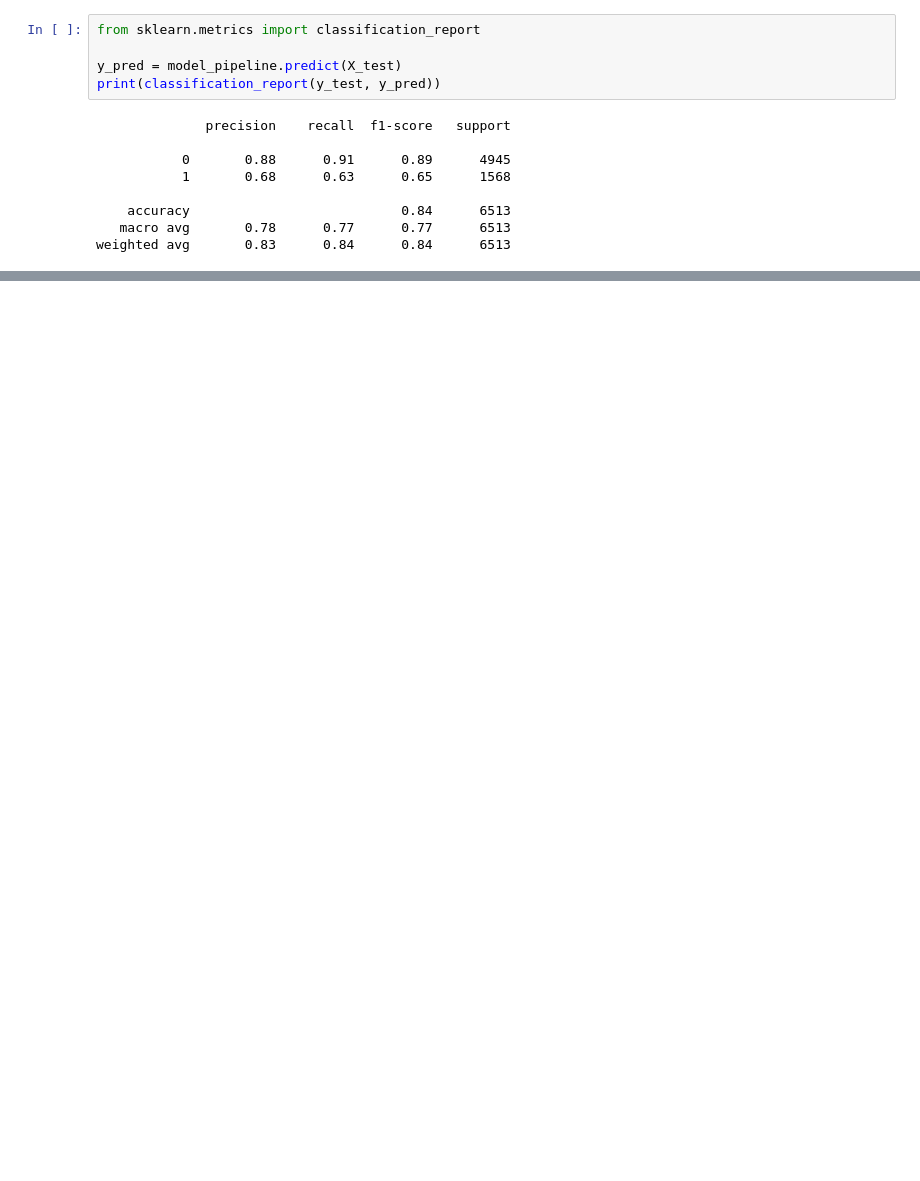
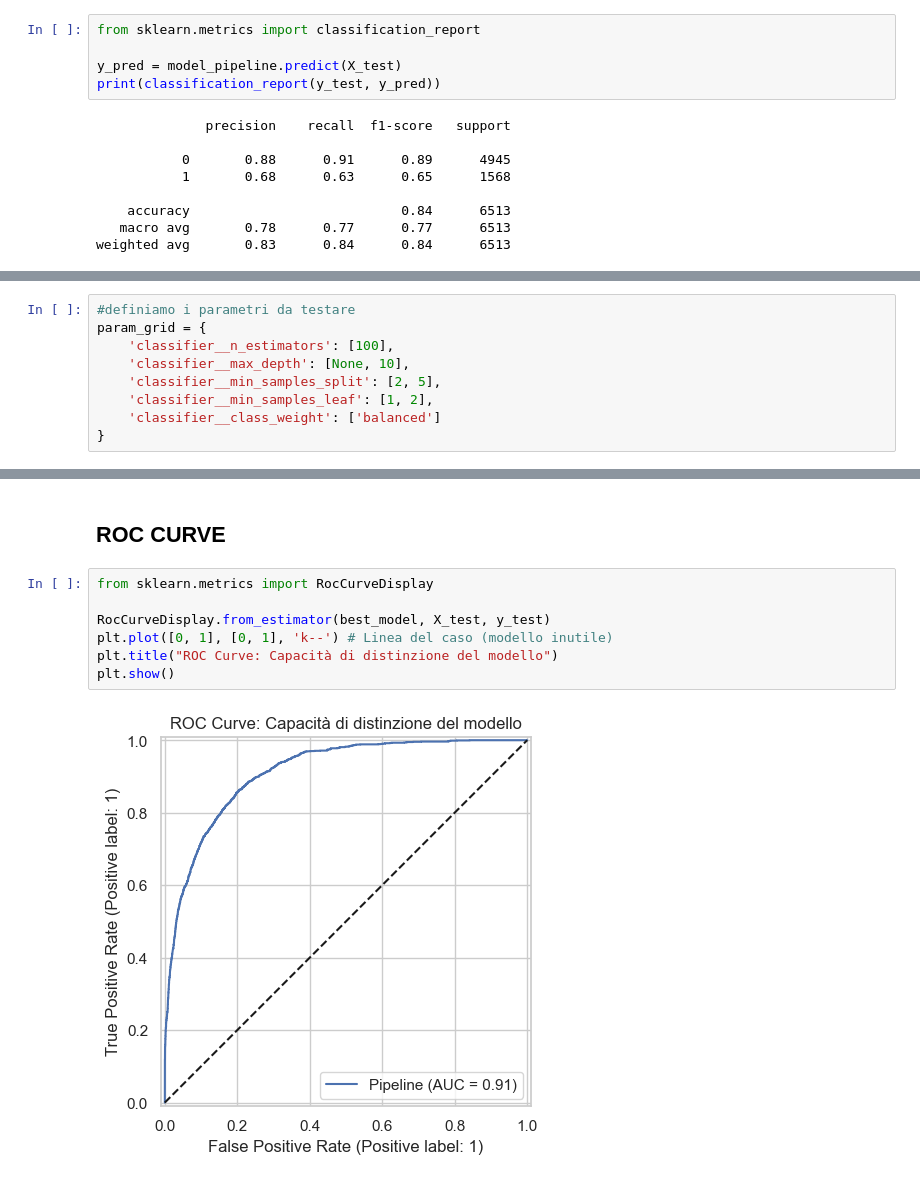
Before and after one commit to M-Barreca/01_Labor_Risk_Profiling, a Jupyter notebook: labor_risk_profiling.ipynb, the cells around one changed output, grey strips where cells are left out. Saved outputs shown, nothing was run; the diff lists cells and outputs as text; blank space fills up the shorter version.

```diff
--- a/labor_risk_profiling.ipynb
+++ b/labor_risk_profiling.ipynb
@@ -591,0 +615,9 @@ weighted avg       0.83      0.84      0.84      6513
+# %%
+#definiamo i parametri da testare
+param_grid = {
+    'classifier__n_estimators': [100],
+    'classifier__max_depth': [None, 10],
+    'classifier__min_samples_split': [2, 5],
+    'classifier__min_samples_leaf': [1, 2],
+    'classifier__class_weight': ['balanced']
+}
@@ -591,0 +737,11 @@ weighted avg       0.83      0.84      0.84      6513
+# %% [markdown]
+## ROC CURVE
+# %%
+from sklearn.metrics import RocCurveDisplay
+
+RocCurveDisplay.from_estimator(best_model, X_test, y_test)
+plt.plot([0, 1], [0, 1], 'k--') # Linea del caso (modello inutile)
+plt.title("ROC Curve: Capacità di distinzione del modello")
+plt.show()
+# %% [output]
+[figure, added]
```
Also changed, not shown: parts of 17 cells of this notebook.
